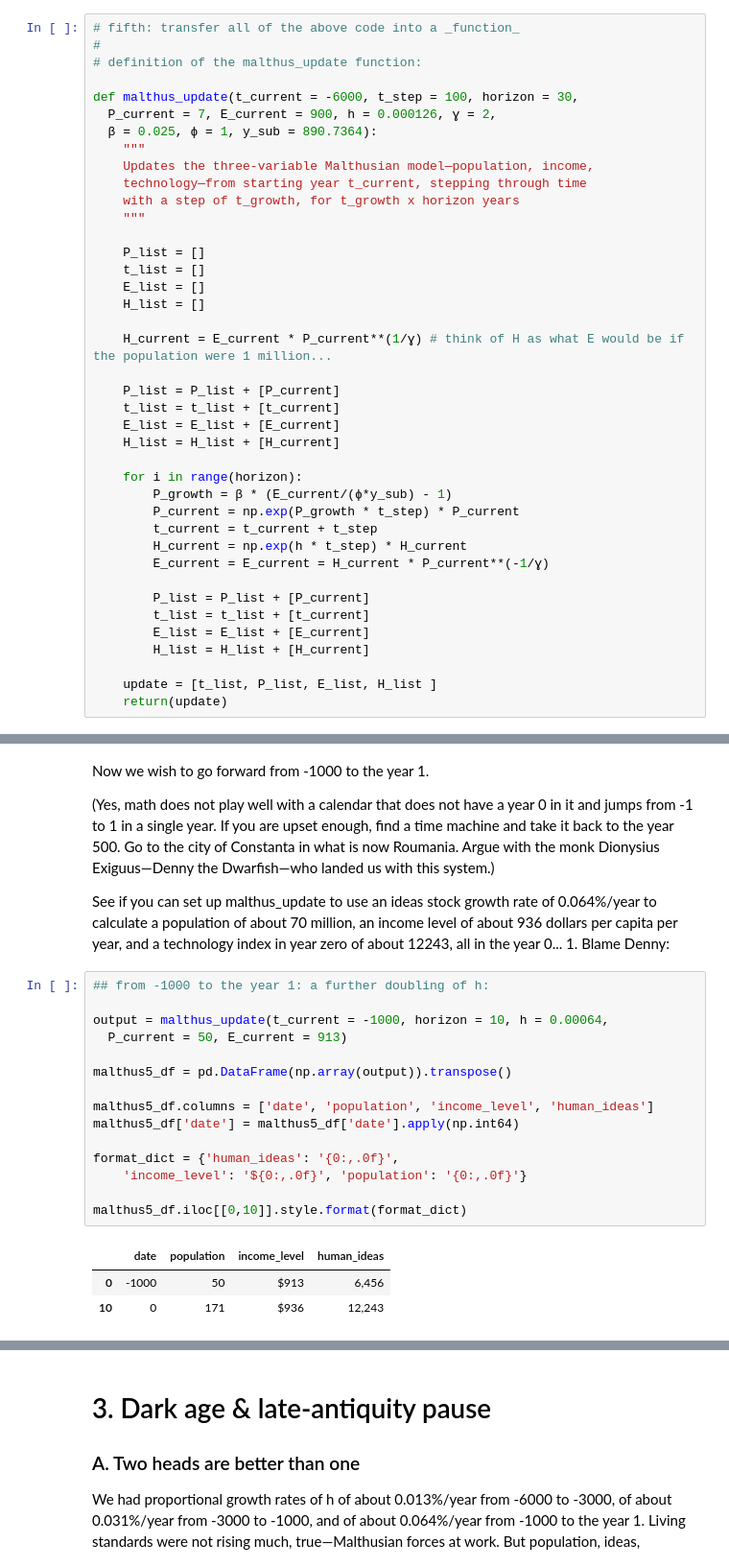
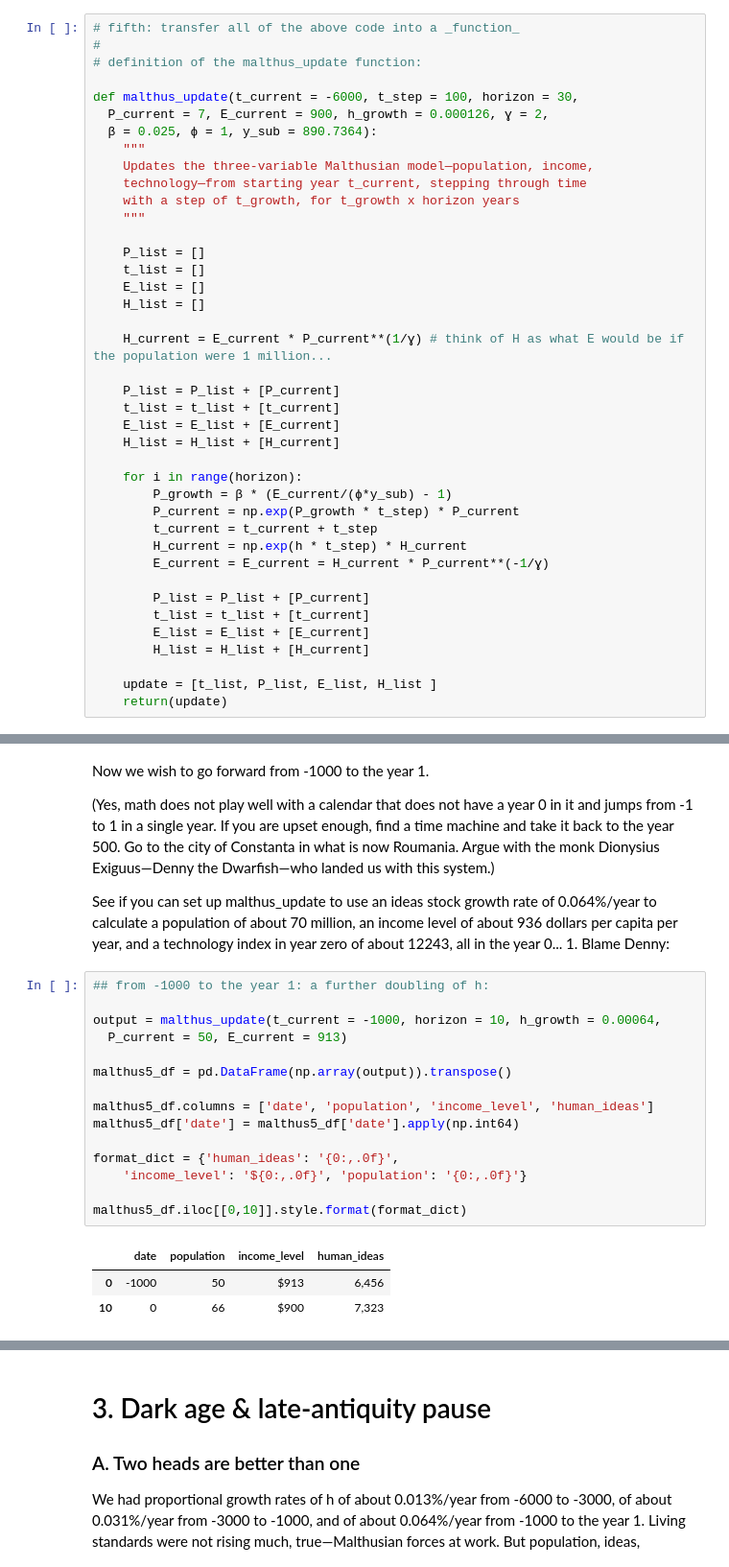
Before and after one commit to braddelong/lecture-support-2020, a Jupyter notebook: ps02-answers.ipynb, the cells around one changed output, grey strips where cells are left out. Shown at 96% size. Cells and saved outputs as stored; diff of their text form.

```diff
--- a/ps02-answers.ipynb
+++ b/ps02-answers.ipynb
@@ -394,7 +394,7 @@ Here is the function, with its defaults set to reproduce the -6000 to -3000 mode
 # definition of the malthus_update function:
 
 def malthus_update(t_current = -6000, t_step = 100, horizon = 30,
-  P_current = 7, E_current = 900, h = 0.000126, ɣ = 2,
+  P_current = 7, E_current = 900, h_growth = 0.000126, ɣ = 2,
   β = 0.025, ϕ = 1, y_sub = 890.7364):
     """
     Updates the three-variable Malthusian model—population, income,
@@ -605,22 +605,22 @@ See if you can set up malthus_update to use an ideas stock growth rate of 0.064%
 # %%
 ## from -1000 to the year 1: a further doubling of h:
 
-output = malthus_update(t_current = -1000, horizon = 10, h = 0.00064,
+output = malthus_update(t_current = -1000, horizon = 10, h_growth = 0.00064,
   P_current = 50, E_current = 913)
 
 malthus5_df = pd.DataFrame(np.array(output)).transpose()
 
 malthus5_df.columns = ['date', 'population', 'income_level', 'human_ideas']
 malthus5_df['date'] = malthus5_df['date'].apply(np.int64)
 
 format_dict = {'human_ideas': '{0:,.0f}',
     'income_level': '${0:,.0f}', 'population': '{0:,.0f}'}
 
 malthus5_df.iloc[[0,10]].style.format(format_dict)
 # %% [output]
 |  | date | population | income_level | human_ideas |
 | 0 | -1000 | 50 | $913 | 6,456 |
-| 10 | 0 | 171 | $936 | 12,243 |
+| 10 | 0 | 66 | $900 | 7,323 |
 # %% [markdown]
 Thus the model is consistent: Given these behavioral relationships, and given this definition of H and of the changes in its growth rate, we can replicate human economic history at the broadest possible level from the year -6000 to the year 0... 1... whatever.
 
```
Also changed, not shown: parts of 10 cells of this notebook, 1 other file.
